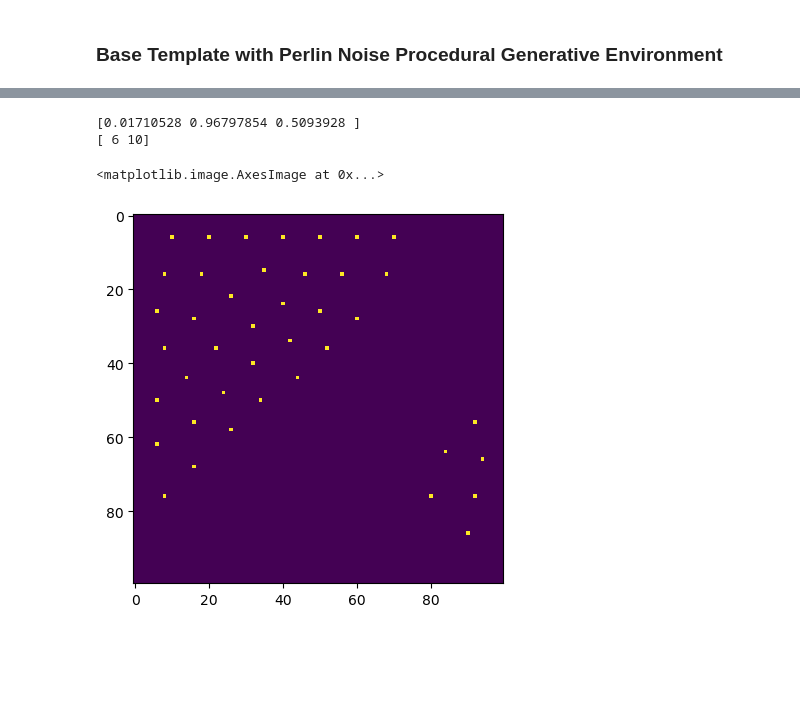
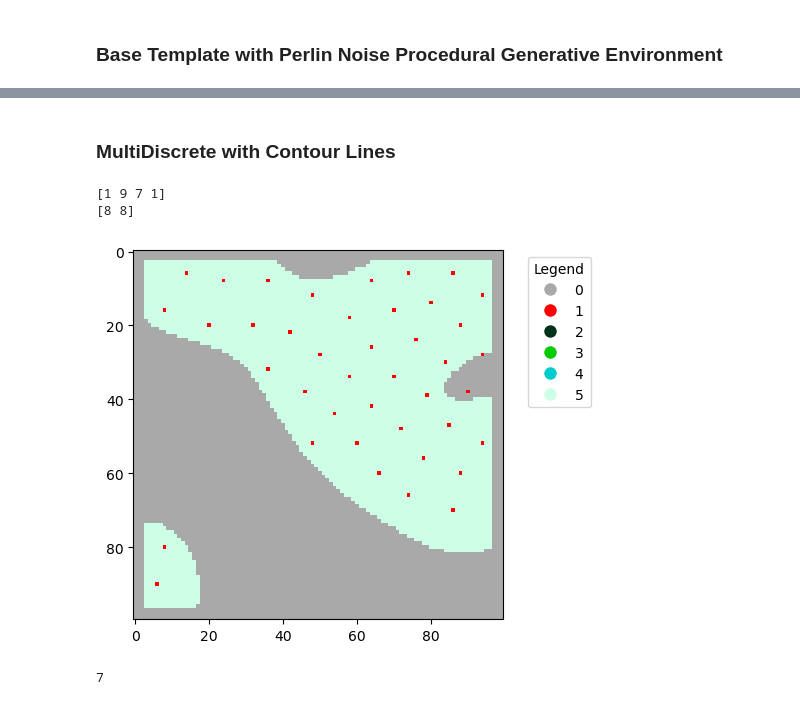
Before and after one commit to Jaywhisker/HDB_Planters, a Jupyter notebook: hdb-spatial-placement/notebooks/base.ipynb, the cells around one changed output, grey strips where cells are left out. Saved outputs shown, nothing was run; the diff lists cells and outputs as text; code cells hidden in the pictures; blank space fills up the shorter version.

```diff
--- a/hdb-spatial-placement/notebooks/base.ipynb
+++ b/hdb-spatial-placement/notebooks/base.ipynb
@@ -2,0 +524,2 @@
+# %%
+model2 = model.load('models/PPO_2.zip')
@@ -161,0 +3609,17 @@ envs = DummyVecEnv([make_env(random.uniform(1,2)) for env in range(5)])
+# %%
+from stable_baselines3 import PPO
+
+model = PPO("MultiInputPolicy",
+             envs,
+             n_steps= 8,
+             n_epochs= 10,
+             batch_size= 8 * 30,
+             verbose=0,
+             tensorboard_log="./ppo_spatial_tensorboard/")
+# %%
+from stable_baselines3.common.evaluation import evaluate_policy
+max_runs = 100000
+total_timesteps = max_runs* 8
+
+model.learn(total_timesteps=total_timesteps, progress_bar=True)
+print(evaluate_policy(model, envs, n_eval_episodes=20, warn=False))
@@ -161,0 +3630,17 @@ envs = DummyVecEnv([make_env(random.uniform(1,2)) for env in range(5)])
+# %%
+eval_env = customDiscreteDistanceBoundarySpatialEnv(random.uniform(1,2))
+obs, info = eval_env.reset(None, None)
+total_reward = 0
+
+for i in range(1000):
+    # Get action from the model
+    action, _ = model.predict(obs)  # Get the predicted action
+    obs, reward, done, trunacted, info = eval_env.step(action)  # Step the environment
+    total_reward += reward  # Accumulate rewards
+
+    if done:
+        print(i)
+        print(eval_env.class_density)
+        eval_env.render()
+        eval_env.render(True)
+        break
@@ -161,0 +3654,2 @@ envs = DummyVecEnv([make_env(random.uniform(1,2)) for env in range(5)])
+# %% [markdown]
+### MultiDiscrete with Contour Lines
@@ -162,12 +4207,13 @@ envs = DummyVecEnv([make_env(random.uniform(1,2)) for env in range(5)])
 # %%
-import matplotlib.pyplot as plt
+from stable_baselines3.common.env_checker import check_env
+
 # TEST EXAMPLE
-test = customSpatialEnv(1.23)
+test = customDiscreteDistanceBoundarySpatialEnv2(random.uniform(1,2))
 print(test.action_space.sample()) #random action
 print(test.planting_coordinates[0]) #coordinates
-plt.imshow(test.grid) #grid
+check_env(test)
+test.render()
 # %% [output]
-[0.01710528 0.96797854 0.5093928 ]
-[ 6 10]
+[1 9 7 1]
+[8 8]
-<matplotlib.image.AxesImage at 0x...>
-[figure, old version]
+[figure, new version]
@@ -173,0 +4230,5 @@ plt.imshow(test.grid) #grid
+# %%
+import gc
+gc.collect()
+# %% [output]
+7
```
Also changed, not shown: parts of 73 cells of this notebook, 3 other files.
